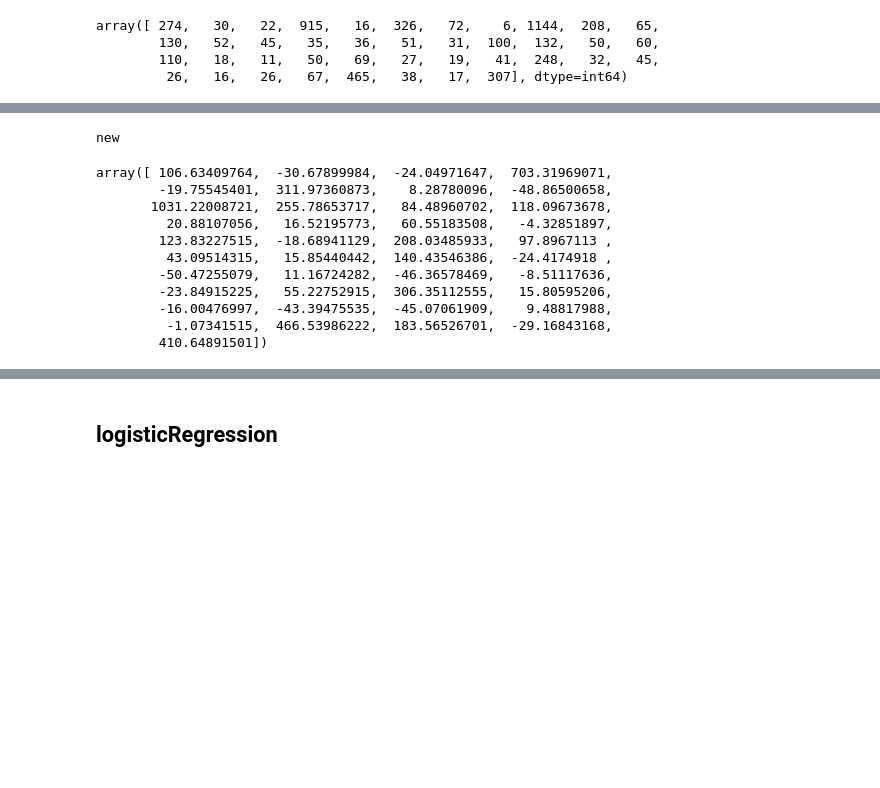
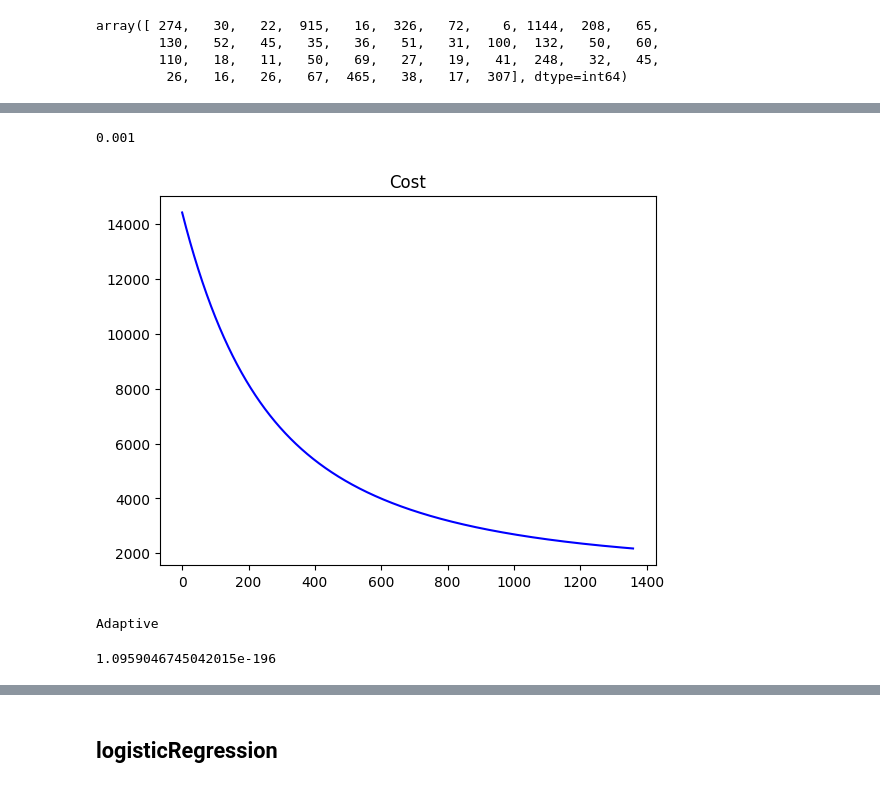
Before and after one commit to anacinacio/si, a Jupyter notebook: scripts/avaliacao5.ipynb, the cells around one changed output, grey strips where cells are left out. Cells and saved outputs as stored; diff of their text form; code cells hidden in the pictures; blank space fills up the shorter version.

Commit message:
Regression correção

```diff
--- a/scripts/avaliacao5.ipynb
+++ b/scripts/avaliacao5.ipynb
@@ -61,18 +80,19 @@ array([ 274,   30,   22,  915,   16,  326,   72,    6, 1144,  208,   65,
 # %%
-ridge = RidgeRegression()
+ridge = RidgeRegression(max_iter=2000, adaptive=False)
 ridge.fit(train_dataset)
-predictions = ridge.predict(test_dataset)
-predictions
+ridge.alpha
 # %% [output]
-new
+0.001
-array([ 106.63409764,  -30.67899984,  -24.04971647,  703.31969071,
-        -19.75545401,  311.97360873,    8.28780096,  -48.86500658,
-       1031.22008721,  255.78653717,   84.48960702,  118.09673678,
-         20.88107056,   16.52195773,   60.55183508,   -4.32851897,
-        123.83227515,  -18.68941129,  208.03485933,   97.8967113 ,
-         43.09514315,   15.85440442,  140.43546386,  -24.4174918 ,
-        -50.47255079,   11.16724282,  -46.36578469,   -8.51117636,
-        -23.84915225,   55.22752915,  306.35112555,   15.80595206,
-        -16.00476997,  -43.39475535,  -45.07061909,    9.48817988,
-         -1.07341515,  466.53986222,  183.56526701,  -29.16843168,
-        410.64891501])
+# %%
+plt.plot(list(ridge.cost_history.keys()), list(ridge.cost_history.values()), '-', color = 'blue')
+plt.title('Cost')
+plt.show()
+# %% [output]
+[figure, added]
+# %%
+ridge = RidgeRegression(max_iter=2000, adaptive=True)
+ridge.fit(train_dataset)
+ridge.alpha
+# %% [output]
+Adaptive
+1.0959046745042015e-196
```
Also changed, not shown: parts of 17 cells of this notebook, 2 other files.
